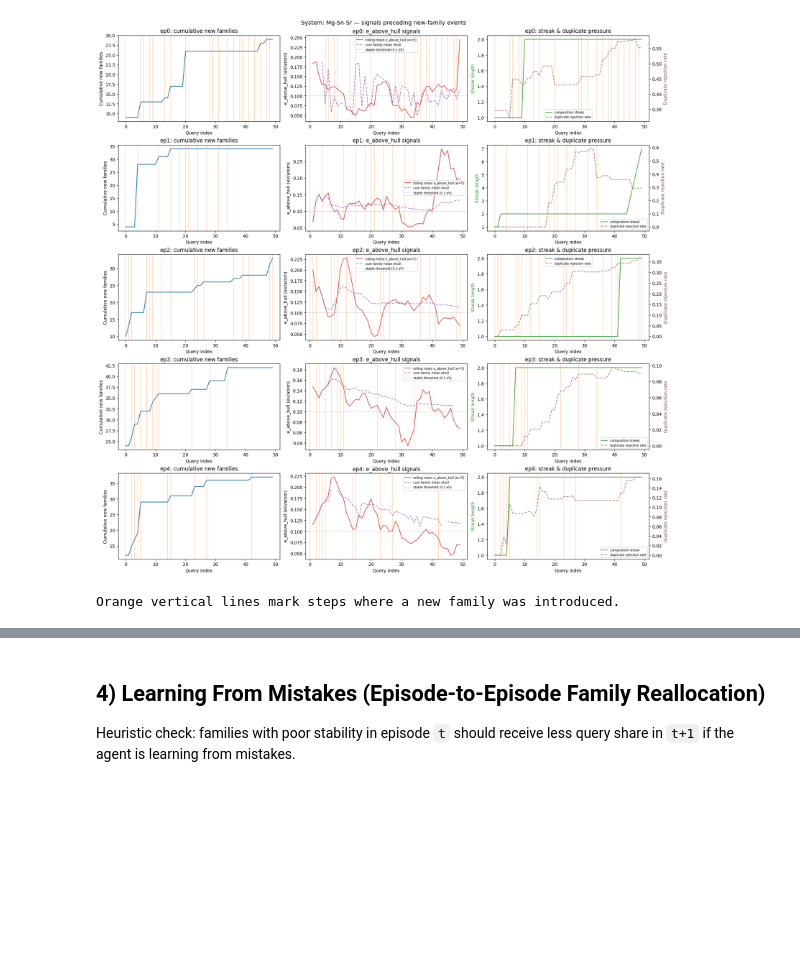
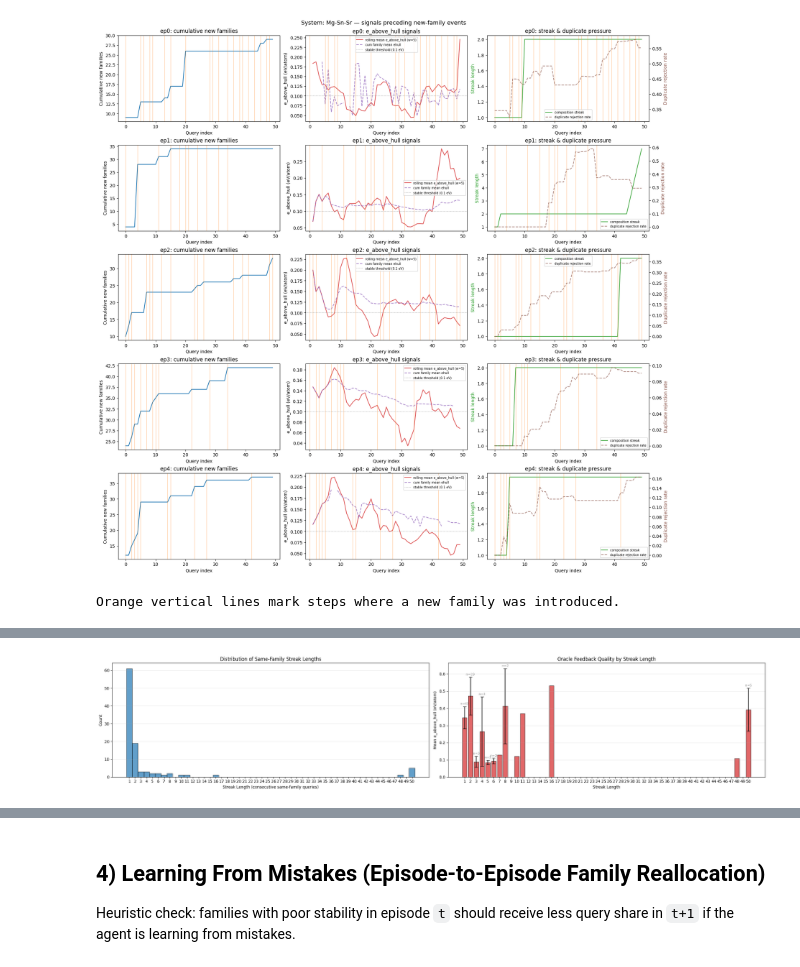
Before and after one commit to whalesyong/MADE, a Jupyter notebook: notebooks/reflection_family_analysis.ipynb, the cells around one changed output, grey strips where cells are left out. Cells and saved outputs as stored; diff of their text form; code cells hidden in the pictures; blank space fills up the shorter version.

```diff
--- a/notebooks/reflection_family_analysis.ipynb
+++ b/notebooks/reflection_family_analysis.ipynb
@@ -999,0 +1181,90 @@ Orange vertical lines mark steps where a new family was introduced.
+# %%
+# ── Compute consecutive same-family streaks ──────────────────────────────────
+
+def compute_streaks(group: pd.DataFrame) -> pd.DataFrame:
+    """Assign a streak_id and streak_length to each row based on consecutive same-family runs."""
+    group = group.sort_values('query_idx').copy()
+    # Detect family changes
+    family_changed = group['family'] != group['family'].shift(1)
+    group['streak_id'] = family_changed.cumsum()
+    # Compute streak length for each streak
+    streak_lens = group.groupby('streak_id')['query_idx'].transform('count')
+    group['streak_length'] = streak_lens
+    # Position within the streak (1-indexed)
+    group['streak_position'] = group.groupby('streak_id').cumcount() + 1
+    return group
+
+df_streaks = (
+    df_steps
+    .groupby(['system_id', 'episode_id'], group_keys=False)
+    .apply(compute_streaks)
+    .reset_index(drop=True)
+)
+
+# ── Streak length distribution ───────────────────────────────────────────────
+# One row per streak (deduplicate by taking the first row of each streak)
+streak_summary = (
+    df_streaks
+    .groupby(['system_id', 'episode_id', 'streak_id'])
+    .agg(
+        family=('family', 'first'),
+        streak_length=('streak_length', 'first'),
+        mean_e_above_hull=('e_above_hull', 'mean'),
+        any_stable=('is_stable', 'any'),
+        any_discovered=('is_newly_discovered', 'any'),
+        num_stable=('is_stable', 'sum'),
+        stable_fraction=('is_stable', 'mean'),
+    )
+    .reset_index()
+)
+
+print(f'Total streaks: {len(streak_summary)}')
+print(f'\n=== Streak Length Distribution ===')
+print(streak_summary['streak_length'].describe().round(2))
+
+fig, axes = plt.subplots(1, 2, figsize=(24, 5))
+
+# Histogram of streak lengths
+ax = axes[0]
+max_len = int(streak_summary['streak_length'].max())
+bins = np.arange(0.5, max_len + 1.5, 1)
+ax.hist(streak_summary['streak_length'], bins=bins, edgecolor='black', alpha=0.7, color='tab:blue')
+ax.set_xlabel('Streak Length (consecutive same-family queries)')
+ax.set_ylabel('Count')
+ax.set_title('Distribution of Same-Family Streak Lengths')
+ax.set_xticks(range(1, max_len + 1))
+ax.grid(True, alpha=0.3, axis='y')
+
+# Mean e_above_hull by streak length
+ax = axes[1]
+streak_by_len = streak_summary.groupby('streak_length').agg(
+    mean_ehull=('mean_e_above_hull', 'mean'),
+    sem_ehull=('mean_e_above_hull', 'sem'),
+    count=('mean_e_above_hull', 'count'),
+).reset_index()
+
+ax.bar(streak_by_len['streak_length'], streak_by_len['mean_ehull'],
+       yerr=streak_by_len['sem_ehull'], capsize=4, alpha=0.7, color='tab:red', edgecolor='black')
+# Annotate counts
+for _, row in streak_by_len.iterrows():
+    ax.text(row['streak_length'], row['mean_ehull'] + row['sem_ehull'] + 0.01,
+            f'n={int(row["count"])}', ha='center', fontsize=8, color='gray')
+ax.set_xlabel('Streak Length')
+ax.set_ylabel('Mean e_above_hull (eV/atom)')
+ax.set_title('Oracle Feedback Quality by Streak Length')
+ax.set_xticks(range(1, max_len + 1))
+ax.grid(True, alpha=0.3, axis='y')
+
+plt.tight_layout()
+plt.show()
+
+print('\n=== Streak-level summary by length ===')
+streak_quality = streak_summary.groupby('streak_length').agg(
+    n_streaks=('streak_id', 'count'),
+    mean_e_above_hull=('mean_e_above_hull', 'mean'),
+    fraction_with_any_stable=('any_stable', 'mean'),
+    fraction_with_any_discovery=('any_discovered', 'mean'),
+    mean_stable_fraction=('stable_fraction', 'mean'),
+).round(3)
+display(Markdown(streak_quality.to_markdown()))
+# %% [output]
@@ -999,0 +1283 @@ Orange vertical lines mark steps where a new family was introduced.
+[figure, added]
```
Also changed, not shown: parts of 7 cells of this notebook, 4 other files.
